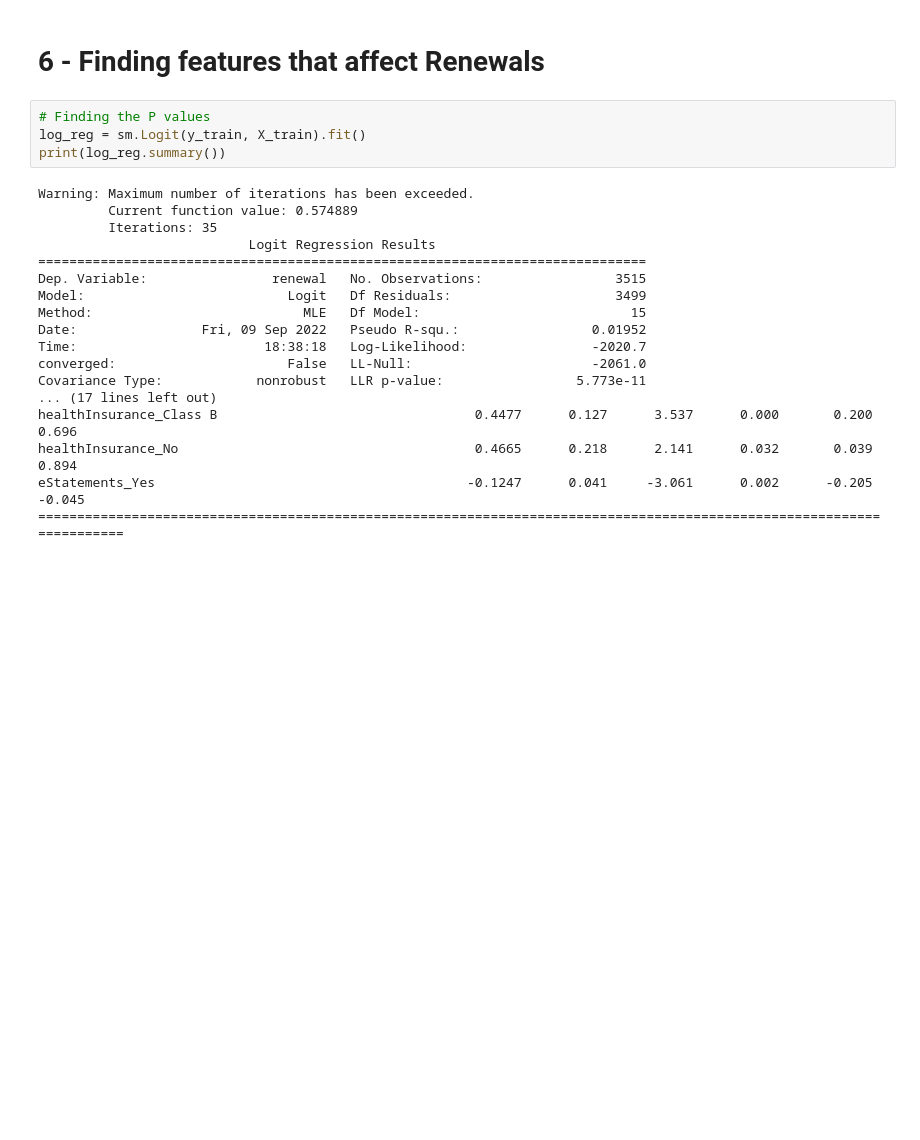
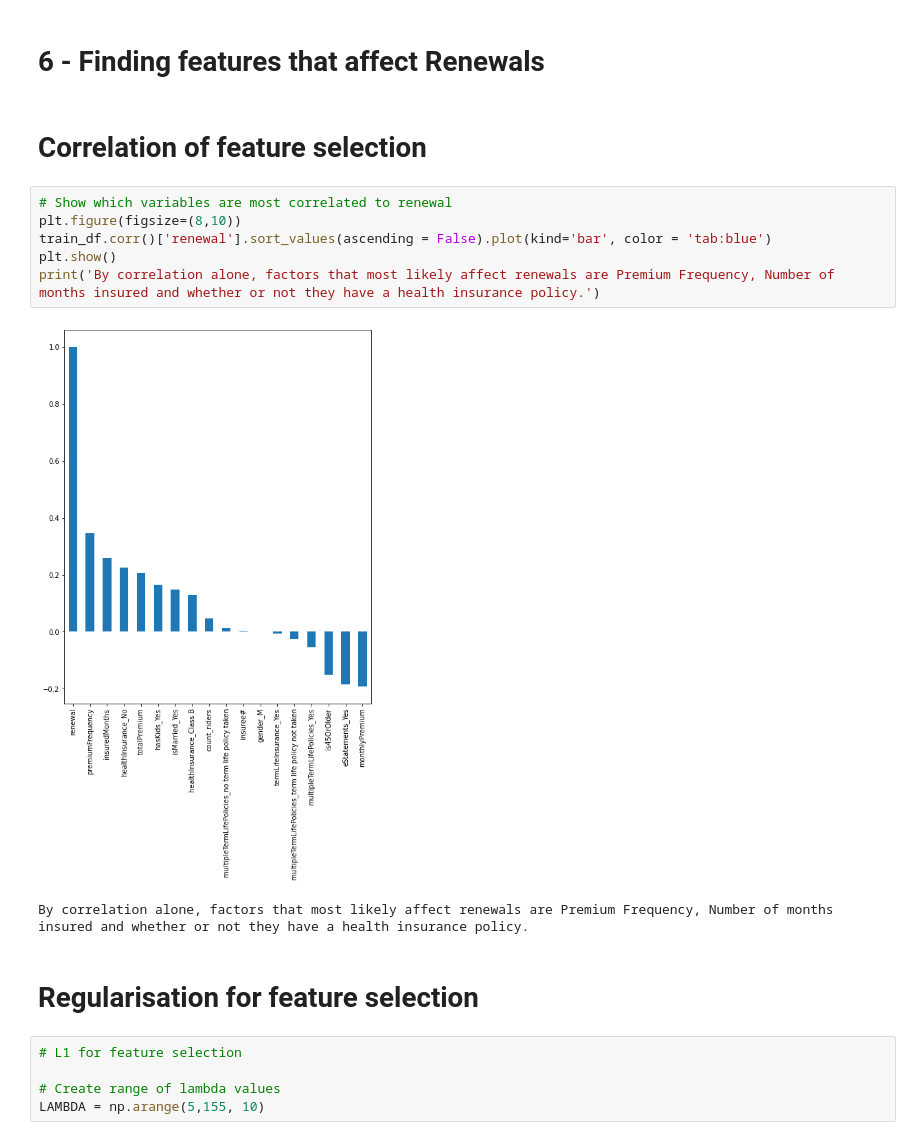
Before and after one commit to Tat-sheng/govtech_vica, a Jupyter notebook: VICA_tatsheng.ipynb, the cells around one changed output. Saved outputs shown, nothing was run; the diff lists cells and outputs as text; blank space fills up the shorter version.

```diff
--- a/VICA_tatsheng.ipynb
+++ b/VICA_tatsheng.ipynb
@@ -602,25 +593,21 @@ Model with highest AUC is Logistic Regression at 0.834.
 Thus, we will select **logistic regression** as the model of choice, as it has the highest accuracy and highest AUC.
 # %% [markdown]
 # 6 - Finding features that affect Renewals
-# %%
-# Finding the P values
-log_reg = sm.Logit(y_train, X_train).fit()
-print(log_reg.summary())
-# %% [output]
-Warning: Maximum number of iterations has been exceeded.
-         Current function value: 0.574889
-         Iterations: 35
-                           Logit Regression Results
-==============================================================================
-Dep. Variable:                renewal   No. Observations:                 3515
-Model:                          Logit   Df Residuals:                     3499
-Method:                           MLE   Df Model:                           15
-Date:                Fri, 09 Sep 2022   Pseudo R-squ.:                 0.01952
-Time:                        18:38:18   Log-Likelihood:                -2020.7
-converged:                      False   LL-Null:                       -2061.0
-Covariance Type:            nonrobust   LLR p-value:                 5.773e-11
-... (17 lines left out)
-healthInsurance_Class B                                 0.4477      0.127      3.537      0.000       0.200       0.696
-healthInsurance_No                                      0.4665      0.218      2.141      0.032       0.039       0.894
-eStatements_Yes                                        -0.1247      0.041     -3.061      0.002      -0.205      -0.045
-=======================================================================================================================
+# %% [markdown]
+# Correlation of feature selection
+# %%
+# Show which variables are most correlated to renewal
+plt.figure(figsize=(8,10))
+train_df.corr()['renewal'].sort_values(ascending = False).plot(kind='bar', color = 'tab:blue')
+plt.show()
+print('By correlation alone, factors that most likely affect renewals are Premium Frequency, Number of months insured and whether or not they have a health insurance policy.')
+# %% [output]
+[figure, added]
+By correlation alone, factors that most likely affect renewals are Premium Frequency, Number of months insured and whether or not they have a health insurance policy.
+# %% [markdown]
+# Regularisation for feature selection
+# %%
+# L1 for feature selection
+
+# Create range of lambda values
+LAMBDA = np.arange(5,155, 10)
```
Also changed, not shown: parts of 4 cells of this notebook.
